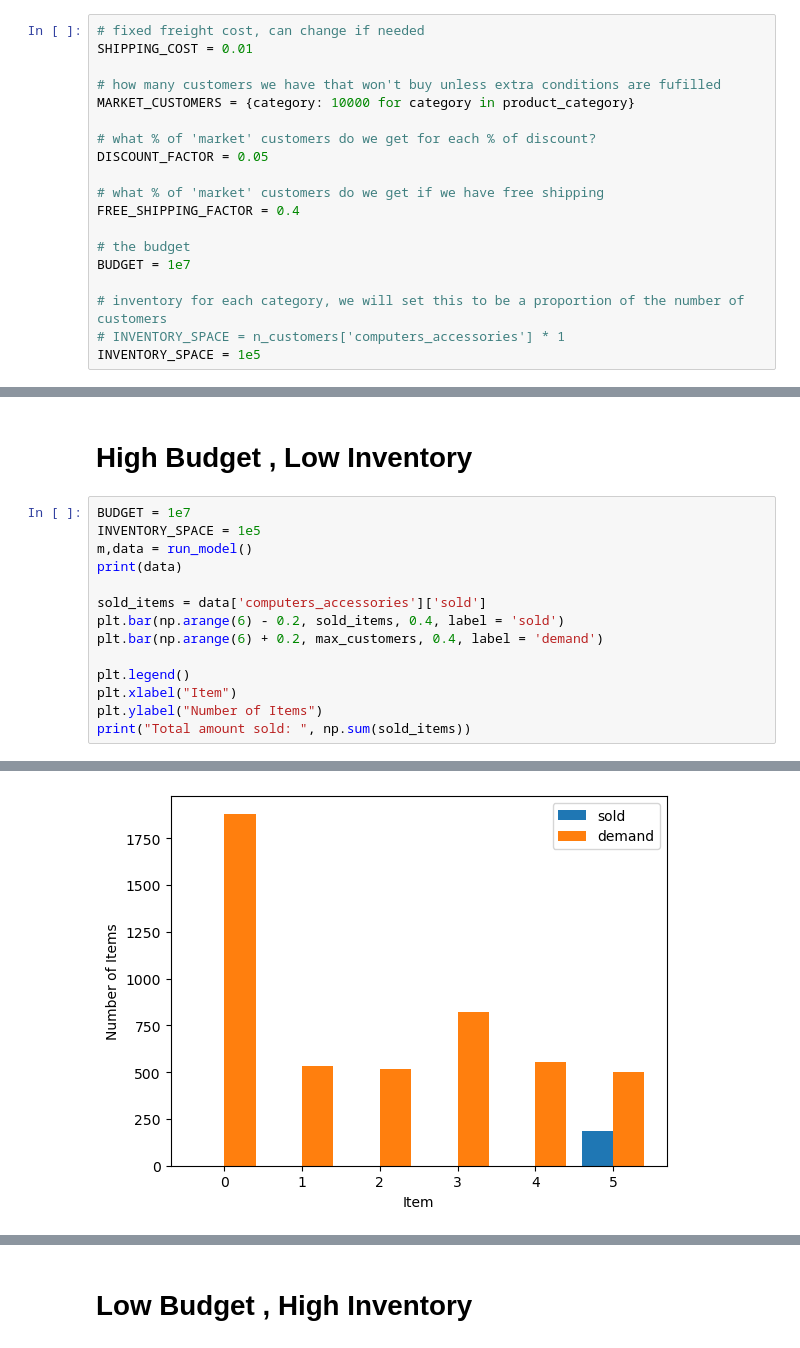
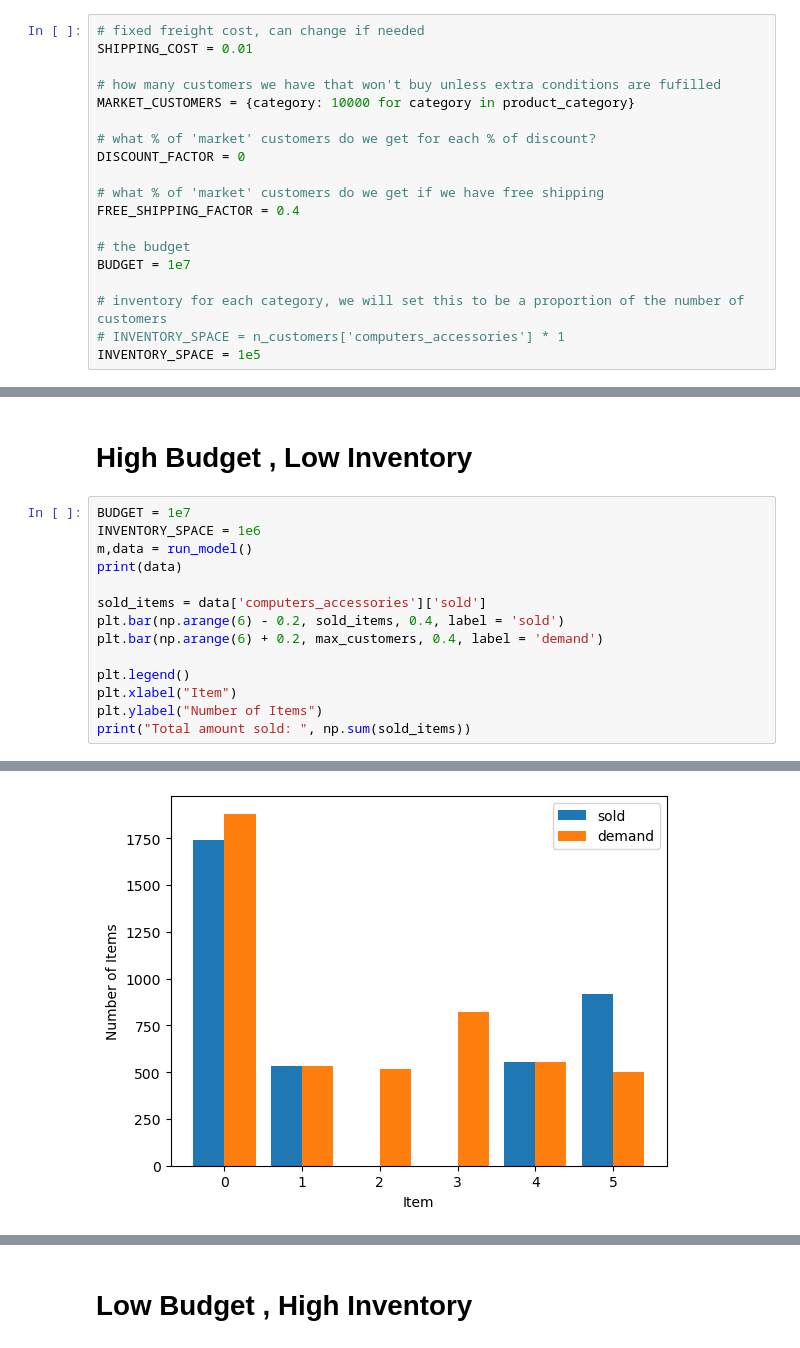
Before and after one commit to owowouwu/optimisation-ass-2, a Jupyter notebook: allocation_experiment_2.ipynb, the cells around one changed output, grey strips where cells are left out. Cells and saved outputs as stored; diff of their text form.

```diff
--- a/allocation_experiment_2.ipynb
+++ b/allocation_experiment_2.ipynb
@@ -152,7 +152,7 @@ SHIPPING_COST = 0.01
 MARKET_CUSTOMERS = {category: 10000 for category in product_category}
 
 # what % of 'market' customers do we get for each % of discount?
-DISCOUNT_FACTOR = 0.05
+DISCOUNT_FACTOR = 0
 
 # what % of 'market' customers do we get if we have free shipping
 FREE_SHIPPING_FACTOR = 0.4
@@ -346,7 +346,7 @@ _________________
 # High Budget , Low Inventory
 # %%
 BUDGET = 1e7
-INVENTORY_SPACE = 1e5
+INVENTORY_SPACE = 1e6
 m,data = run_model()
 print(data)
 
@@ -379,4 +379,4 @@ Total amount sold:  188.0
-[figure, old version]
+[figure, new version]
 # %%
 prop_products_sold = sold_items / np.sum(sold_items)
 plt.bar(np.arange(6) - 0.2, prop_products_sold, 0.2, label = '% products sold')
```
Also changed, not shown: parts of 14 cells of this notebook.
